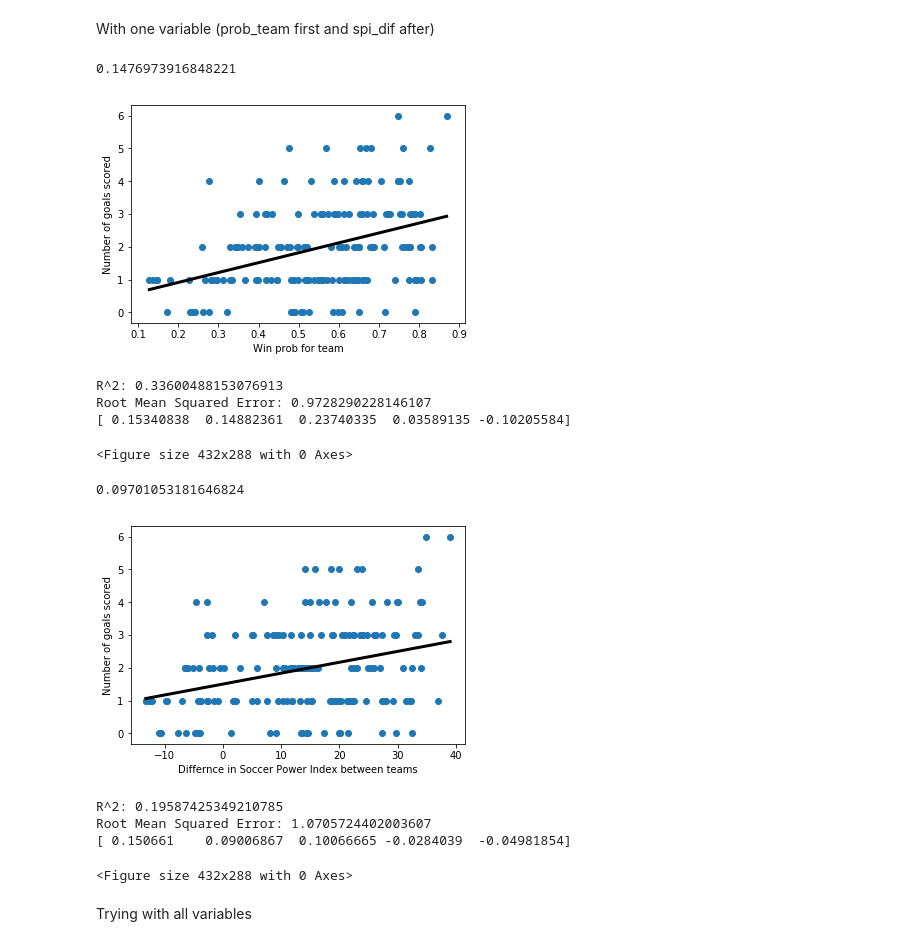
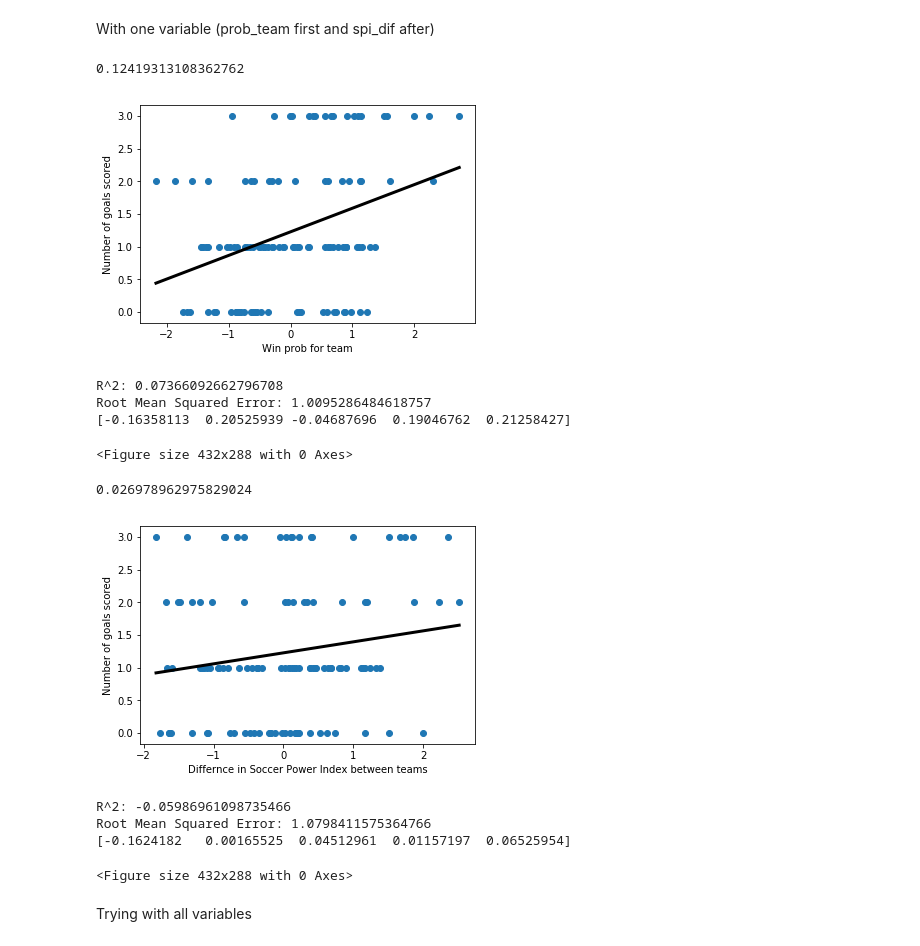
Before and after one commit to aleandrade/Data-Science, a Jupyter notebook: SoccerDataScienceNotebook.ipynb, the cells around one changed output. Cells and saved outputs as stored; diff of their text form; code cells hidden in the pictures.

```diff
--- a/SoccerDataScienceNotebook.ipynb
+++ b/SoccerDataScienceNotebook.ipynb
@@ -20,7 +24,7 @@ import math
 import seaborn as sns
 from scipy.stats import randint
 # %%
-teamname = "Arsenal"
+teamname = "Santos"
 
 matches = pd.read_csv("spi_matches.csv")
 if(teamname == "all") :
@@ -99,6 +128,6 @@ plt.clf()
 <Figure size 432x288 with 0 Axes>
 # %%
-plt.hist(team_matches_data['goals_team'], bins = range(10), alpha=0.5, label='Goals home team')
+plt.hist(team_matches_data['goals_team_str'], bins = range(10), alpha=0.5, label='Goals home team')
 plt.hist(team_matches_data['goals_adv'], bins = range(10), alpha=0.5, label='Goals Adv.')
 plt.legend(loc='upper right')
 plt.xticks(range(10))
@@ -106,10 +135,12 @@ plt.show()
 plt.clf()
 
 team_done_matches = team_matches_data[team_matches_data['datetimeobj'] < datetime.datetime.now() - datetime.timedelta(days=1)]
-team_predict = team_done_matches[['goals_team','prob_team', 'importance_team', 'spi_adv', 'place', 'spi_dif']]
+team_predict = team_done_matches[['goals_team_str','prob_team', 'importance_team', 'spi_dif', 'place']]
 team_predict = pd.get_dummies(team_predict, drop_first = True)
 
-team_predict.boxplot('goals_team', 'place_home', rot=60)
+
+
+team_predict.boxplot('goals_team_str', 'place_home', rot=60)
 plt.xticks([1, 2], ['away', 'home'])
 plt.show()
 plt.clf()
@@ -188,12 +234,16 @@ With one variable (prob_team first and spi_dif after)
 reg = LinearRegression()
 
 X = team_predict['prob_team'].values.reshape(-1,1)
-y = team_predict['goals_team'].values.reshape(-1,1)
+y = team_predict['goals_team_str'].values.reshape(-1,1)
+
+X = scale(X)
 
 prediction_space = np.linspace(min(X), max(X)).reshape(-1,1)
 reg.fit(X, y)
 result = reg.predict(prediction_space)
 print(reg.score(X,y))
+
+LinRegProb_score = reg.score(X,y)
 
 # Plot regression line
 plt.scatter(X,y)
@@ -213,46 +263,50 @@ print("Root Mean Squared Error: {}".format(rmse))
 cv_scores = cross_val_score(reg, X, y, cv=5)
 print(cv_scores)
 # %% [output]
-0.1476973916848221
+0.12419313108362762
-[figure, old version]
+[figure, new version]
-R^2: 0.33600488153076913
-Root Mean Squared Error: 0.9728290228146107
-[ 0.15340838  0.14882361  0.23740335  0.03589135 -0.10205584]
+R^2: 0.07366092662796708
+Root Mean Squared Error: 1.0095286484618757
+[-0.16358113  0.20525939 -0.04687696  0.19046762  0.21258427]
 <Figure size 432x288 with 0 Axes>
 # %%
 reg2 = LinearRegression()
 
 X = team_predict['spi_dif'].values.reshape(-1,1)
-y = team_predict['goals_team'].values.reshape(-1,1)
+y = team_predict['goals_team_str'].values.reshape(-1,1)
+
+X = scale(X)
 
 prediction_space = np.linspace(min(X), max(X)).reshape(-1,1)
 reg2.fit(X, y)
 result = reg2.predict(prediction_space)
 print(reg2.score(X,y))
+
+LinRegDif_score = reg2.score(X,y)
 
 # Plot regression line
 plt.scatter(X,y)
 plt.plot(prediction_space, result, color='black', linewidth=3)
 plt.xlabel("Differnce in Soccer Power Index between teams")
 plt.ylabel("Number of goals scored")
 plt.show()
 plt.clf()
 
 X_train, X_test, y_train, y_test = train_test_split(X, y, test_size = 0.2, random_state=42)
 reg2.fit(X_train, y_train)
 y_pred = reg2.predict(X_test)
 print("R^2: {}".format(reg2.score(X_test, y_test)))
 rmse = np.sqrt(mean_squared_error(y_test, y_pred))
 print("Root Mean Squared Error: {}".format(rmse))
 
 cv_scores = cross_val_score(reg, X, y, cv=5)
 print(cv_scores)
 # %% [output]
-0.09701053181646824
+0.026978962975829024
-[figure, old version]
+[figure, new version]
-R^2: 0.19587425349210785
-Root Mean Squared Error: 1.0705724402003607
-[ 0.150661    0.09006867  0.10066665 -0.0284039  -0.04981854]
+R^2: -0.05986961098735466
+Root Mean Squared Error: 1.0798411575364766
+[-0.1624182   0.00165525  0.04512961  0.01157197  0.06525954]
 <Figure size 432x288 with 0 Axes>
 # %% [markdown]
 Trying with all variables
```
Also changed, not shown: parts of 14 cells of this notebook.
